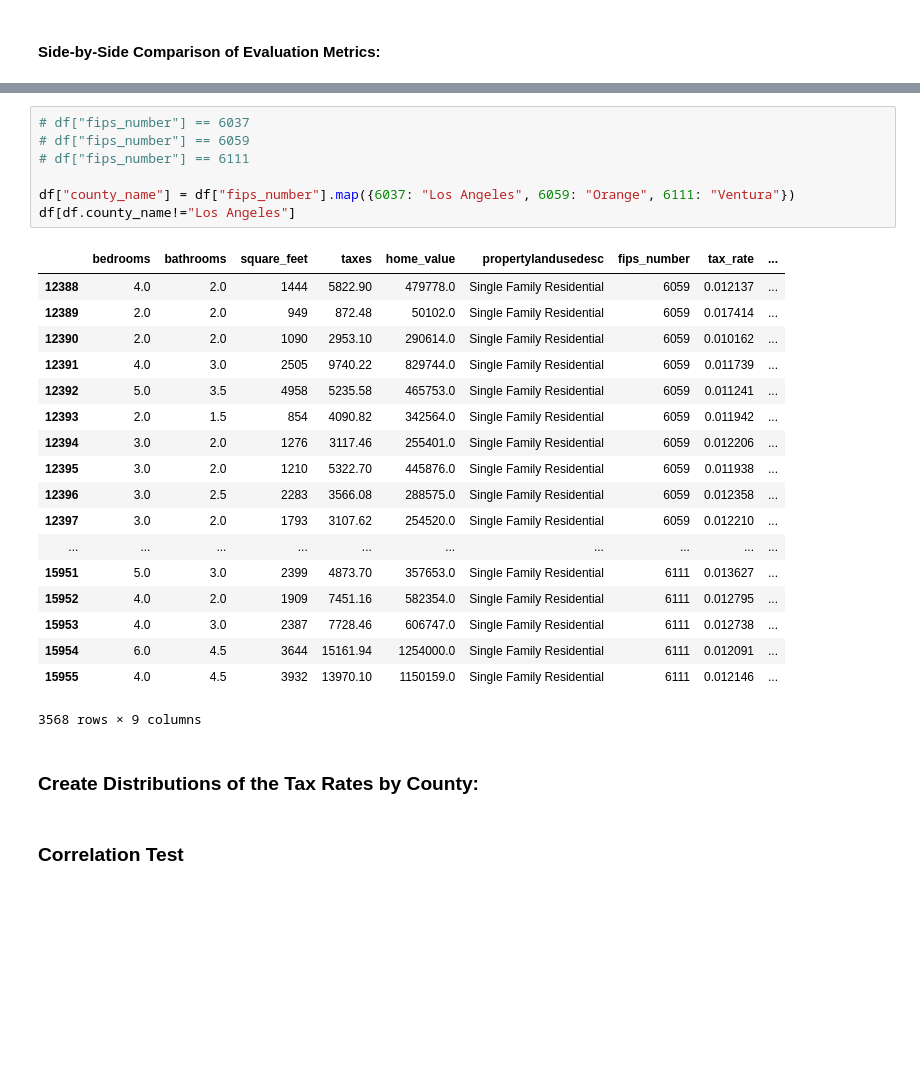
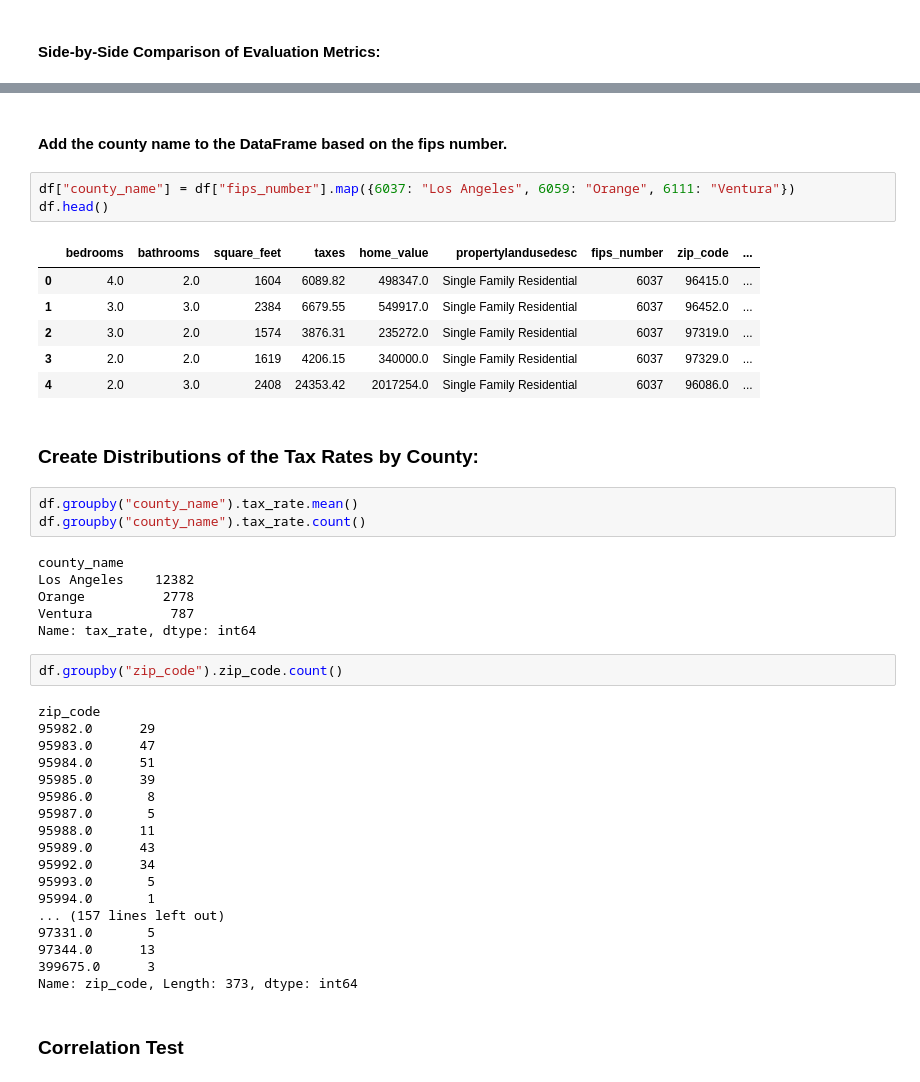
Before and after one commit to faithkane3/zillow_project, a Jupyter notebook: zillow_project_deliverable.ipynb, the cells around one changed output, grey strips where cells are left out. Saved outputs shown, nothing was run; the diff lists cells and outputs as text; blank space fills up the shorter version.

Commit message:
Commit work on deliverable for county tax distributions, unfinished

```diff
--- a/zillow_project_deliverable.ipynb
+++ b/zillow_project_deliverable.ipynb
@@ -170,31 +243,46 @@ df.head()
+# %% [markdown]
+#### Add the county name to the DataFrame based on the fips number.
 # %%
-# df["fips_number"] == 6037
-# df["fips_number"] == 6059
-# df["fips_number"] == 6111
-
 df["county_name"] = df["fips_number"].map({6037: "Los Angeles", 6059: "Orange", 6111: "Ventura"})
-df[df.county_name!="Los Angeles"]
+df.head()
 # %% [output]
-|  | bedrooms | bathrooms | square_feet | taxes | home_value | propertylandusedesc | fips_number | tax_rate | ... |
-| 12388 | 4.0 | 2.0 | 1444 | 5822.90 | 479778.0 | Single Family Residential | 6059 | 0.012137 | ... |
-| 12389 | 2.0 | 2.0 | 949 | 872.48 | 50102.0 | Single Family Residential | 6059 | 0.017414 | ... |
-| 12390 | 2.0 | 2.0 | 1090 | 2953.10 | 290614.0 | Single Family Residential | 6059 | 0.010162 | ... |
-| 12391 | 4.0 | 3.0 | 2505 | 9740.22 | 829744.0 | Single Family Residential | 6059 | 0.011739 | ... |
-| 12392 | 5.0 | 3.5 | 4958 | 5235.58 | 465753.0 | Single Family Residential | 6059 | 0.011241 | ... |
-| 12393 | 2.0 | 1.5 | 854 | 4090.82 | 342564.0 | Single Family Residential | 6059 | 0.011942 | ... |
-| 12394 | 3.0 | 2.0 | 1276 | 3117.46 | 255401.0 | Single Family Residential | 6059 | 0.012206 | ... |
-| 12395 | 3.0 | 2.0 | 1210 | 5322.70 | 445876.0 | Single Family Residential | 6059 | 0.011938 | ... |
-| 12396 | 3.0 | 2.5 | 2283 | 3566.08 | 288575.0 | Single Family Residential | 6059 | 0.012358 | ... |
-| 12397 | 3.0 | 2.0 | 1793 | 3107.62 | 254520.0 | Single Family Residential | 6059 | 0.012210 | ... |
-| ... | ... | ... | ... | ... | ... | ... | ... | ... | ... |
-| 15951 | 5.0 | 3.0 | 2399 | 4873.70 | 357653.0 | Single Family Residential | 6111 | 0.013627 | ... |
-| 15952 | 4.0 | 2.0 | 1909 | 7451.16 | 582354.0 | Single Family Residential | 6111 | 0.012795 | ... |
-| 15953 | 4.0 | 3.0 | 2387 | 7728.46 | 606747.0 | Single Family Residential | 6111 | 0.012738 | ... |
-| 15954 | 6.0 | 4.5 | 3644 | 15161.94 | 1254000.0 | Single Family Residential | 6111 | 0.012091 | ... |
-| 15955 | 4.0 | 4.5 | 3932 | 13970.10 | 1150159.0 | Single Family Residential | 6111 | 0.012146 | ... |
+|  | bedrooms | bathrooms | square_feet | taxes | home_value | propertylandusedesc | fips_number | zip_code | ... |
+| 0 | 4.0 | 2.0 | 1604 | 6089.82 | 498347.0 | Single Family Residential | 6037 | 96415.0 | ... |
+| 1 | 3.0 | 3.0 | 2384 | 6679.55 | 549917.0 | Single Family Residential | 6037 | 96452.0 | ... |
+| 2 | 3.0 | 2.0 | 1574 | 3876.31 | 235272.0 | Single Family Residential | 6037 | 97319.0 | ... |
+| 3 | 2.0 | 2.0 | 1619 | 4206.15 | 340000.0 | Single Family Residential | 6037 | 97329.0 | ... |
+| 4 | 2.0 | 3.0 | 2408 | 24353.42 | 2017254.0 | Single Family Residential | 6037 | 96086.0 | ... |
-3568 rows × 9 columns
 # %% [markdown]
 ### Create Distributions of the Tax Rates by County:
+# %%
+df.groupby("county_name").tax_rate.mean()
+df.groupby("county_name").tax_rate.count()
+# %% [output]
+county_name
+Los Angeles    12382
+Orange          2778
+Ventura          787
+Name: tax_rate, dtype: int64
+# %%
+df.groupby("zip_code").zip_code.count()
+# %% [output]
+zip_code
+95982.0      29
+95983.0      47
+95984.0      51
+95985.0      39
+95986.0       8
+95987.0       5
+95988.0      11
+95989.0      43
+95992.0      34
+95993.0       5
+95994.0       1
+... (157 lines left out)
+97331.0       5
+97344.0      13
+399675.0      3
+Name: zip_code, Length: 373, dtype: int64
 # %% [markdown]
 ### Correlation Test
 # %% [markdown]
```
Also changed, not shown: parts of 24 cells of this notebook.
